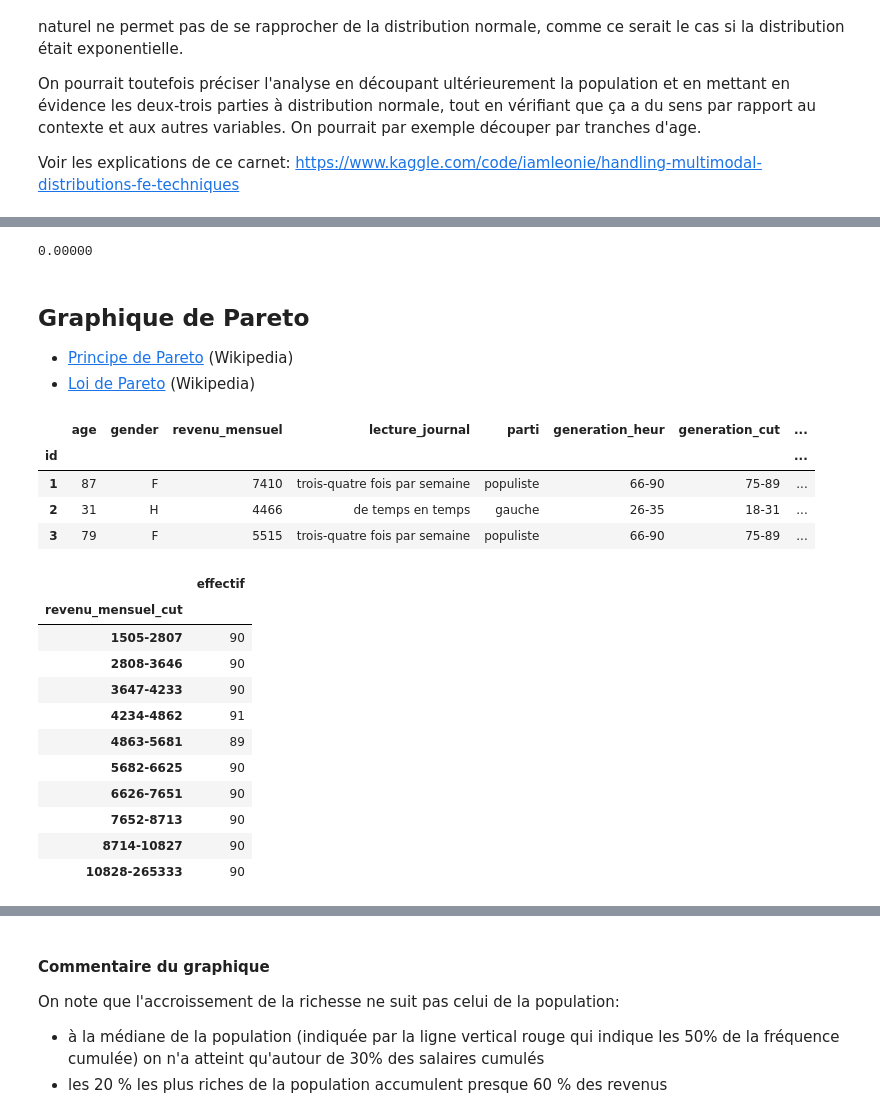
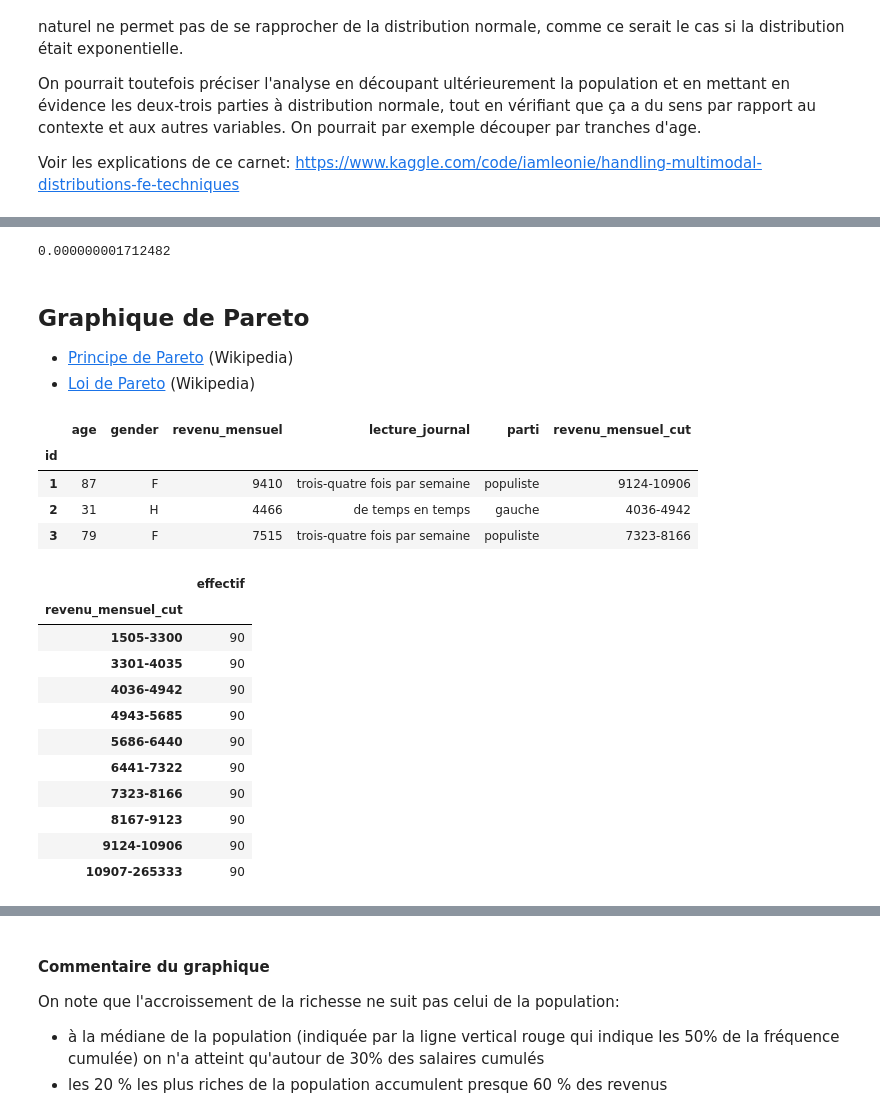
Before and after one commit to Sciences-historiques-numeriques/histoire_numerique_methodes, a Jupyter notebook: statistiques_descriptives/analyse_univariee_quanti_revenus.ipynb, the cells around one changed output, grey strips where cells are left out. Cells and saved outputs as stored; diff of their text form; code cells hidden in the pictures.

```diff
--- a/statistiques_descriptives/analyse_univariee_quanti_revenus.ipynb
+++ b/statistiques_descriptives/analyse_univariee_quanti_revenus.ipynb
@@ -385,7 +384,7 @@ ShapiroResult(statistic=0.9670093059539795, pvalue=6.976047886055048e-13)
 # %%
-print(f"{sa.pvalue:.5f}")
+print(f"{sa.pvalue:.15f}")
 # %% [output]
-0.00000
+0.000000001712482
 # %% [markdown]
 ## Graphique de Pareto
 
@@ -394,39 +393,39 @@ print(f"{sa.pvalue:.5f}")
 # %%
 ### Ajouter une colonne avec codage des revenu
 # en relation avec des effectifs identiques des classes
 
-c_obs['revenu_mensuel_cut'] = pd.qcut(c_obs['revenu_mensuel'], 10)
+obs['revenu_mensuel_cut'] = pd.qcut(obs['revenu_mensuel'], 10)
 
 ### Transformer le code ajouté pour qu'il soit plus lisible
 # noter qu'on a enlevé une unité afin d'avoir des valeurs incluses
-c_obs['revenu_mensuel_cut'] = c_obs['revenu_mensuel_cut'].apply(lambda x : str(int(x.left))+'-'+ str(int(x.right)-1))
+obs['revenu_mensuel_cut'] = obs['revenu_mensuel_cut'].apply(lambda x : str(int(x.left))+'-'+ str(int(x.right)-1))
 
 # Inspection
-c_obs.head(3)
+obs.head(3)
 # %% [output]
-|  | age | gender | revenu_mensuel | lecture_journal | parti | generation_heur | generation_cut | ... |
-| id |  |  |  |  |  |  |  | ... |
-| 1 | 87 | F | 7410 | trois-quatre fois par semaine | populiste | 66-90 | 75-89 | ... |
-| 2 | 31 | H | 4466 | de temps en temps | gauche | 26-35 | 18-31 | ... |
-| 3 | 79 | F | 5515 | trois-quatre fois par semaine | populiste | 66-90 | 75-89 | ... |
+|  | age | gender | revenu_mensuel | lecture_journal | parti | revenu_mensuel_cut |
+| id |  |  |  |  |  |  |
+| 1 | 87 | F | 9410 | trois-quatre fois par semaine | populiste | 9124-10906 |
+| 2 | 31 | H | 4466 | de temps en temps | gauche | 4036-4942 |
+| 3 | 79 | F | 7515 | trois-quatre fois par semaine | populiste | 7323-8166 |
 # %%
 ### Regrouper et compter par classe de salaire avec la fonction Pandas 'groupby'
-df_revenu = pd.DataFrame(c_obs.groupby('revenu_mensuel_cut').size())
+df_revenu = pd.DataFrame(obs.groupby('revenu_mensuel_cut').size())
 df_revenu.columns = ['effectif']
 df_revenu
 # %% [output]
 |  | effectif |
 | revenu_mensuel_cut |  |
-| 1505-2807 | 90 |
-| 2808-3646 | 90 |
-| 3647-4233 | 90 |
-| 4234-4862 | 91 |
-| 4863-5681 | 89 |
-| 5682-6625 | 90 |
-| 6626-7651 | 90 |
-| 7652-8713 | 90 |
-| 8714-10827 | 90 |
-| 10828-265333 | 90 |
+| 1505-3300 | 90 |
+| 3301-4035 | 90 |
+| 4036-4942 | 90 |
+| 4943-5685 | 90 |
+| 5686-6440 | 90 |
+| 6441-7322 | 90 |
+| 7323-8166 | 90 |
+| 8167-9123 | 90 |
+| 9124-10906 | 90 |
+| 10907-265333 | 90 |
 # %%
 ### Calculer et ajouter la fréquence
 #  en tant que proportion entre l'effectif de la valeur et l'effectif total
```
Also changed, not shown: parts of 28 cells of this notebook, 5 other files.
